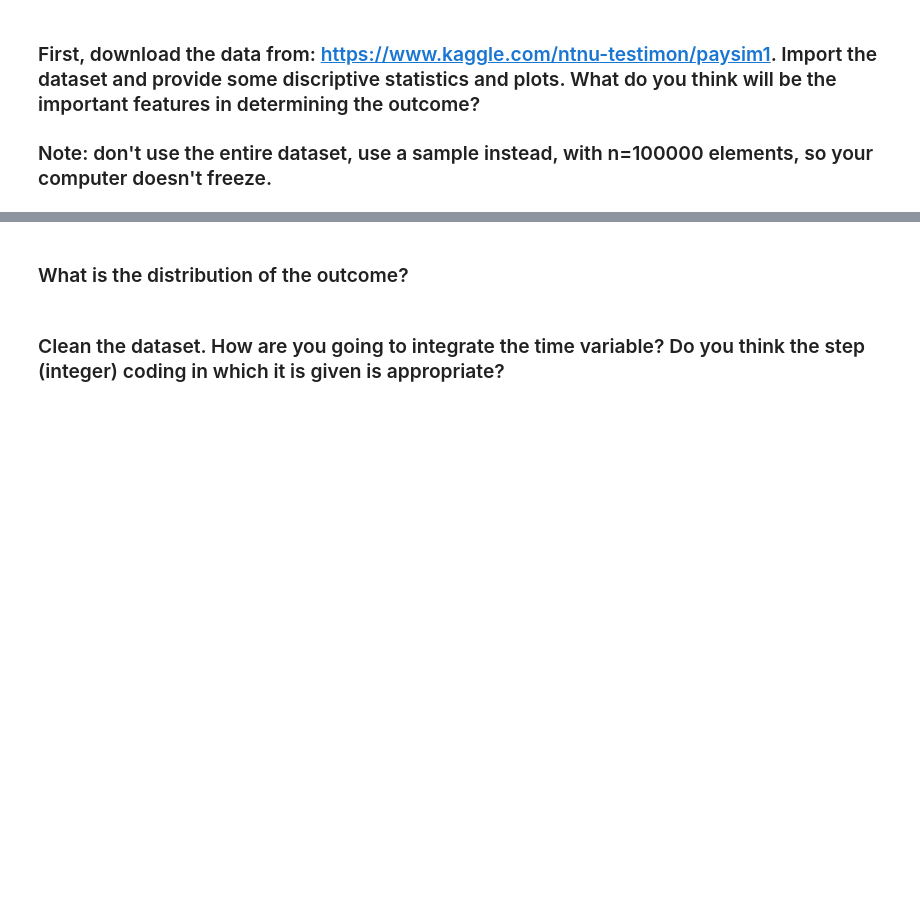
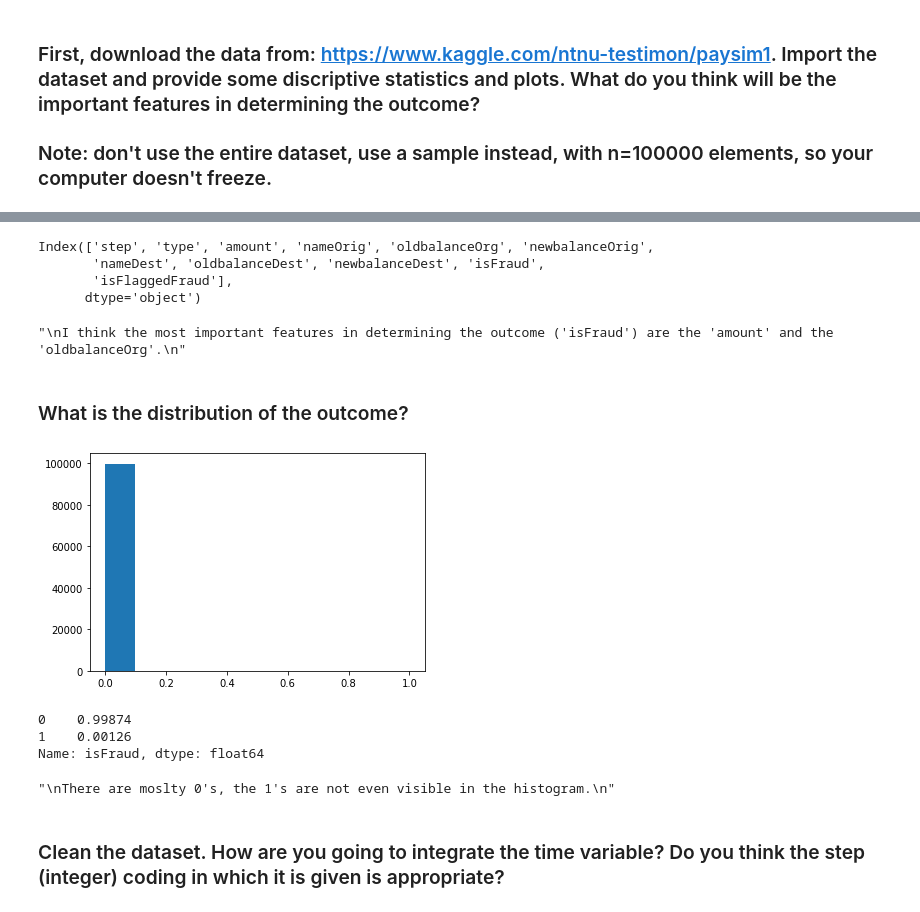
Before and after one commit to ta-data-lis/lab-imbalance, a Jupyter notebook: your-code/lab_imbalance.ipynb, the cells around one changed output, grey strips where cells are left out. Drawn from its saved outputs; the diff is of its cells as text; code cells hidden in the pictures; blank space fills up the shorter version.

```diff
--- a/your-code/lab_imbalance.ipynb
+++ b/your-code/lab_imbalance.ipynb
@@ -13,0 +23,2 @@ Like we disussed in class, when we have noisy data, if we are not careful, we ca
+# %%
+fraud = pd.read_csv('PS_20174392719_1491204439457_log.csv')
@@ -13,0 +29,2 @@ Like we disussed in class, when we have noisy data, if we are not careful, we ca
+# %%
+fraud = fraud.sample(n=100000)
@@ -13,0 +56,7 @@ Like we disussed in class, when we have noisy data, if we are not careful, we ca
+# %%
+fraud.columns
+# %% [output]
+Index(['step', 'type', 'amount', 'nameOrig', 'oldbalanceOrg', 'newbalanceOrig',
+       'nameDest', 'oldbalanceDest', 'newbalanceDest', 'isFraud',
+       'isFlaggedFraud'],
+      dtype='object')
@@ -14,7 +65,29 @@ Like we disussed in class, when we have noisy data, if we are not careful, we ca
+# %%
+"""
+I think the most important features in determining the outcome ('isFraud') are the 'amount' and the 'oldbalanceOrg'.
+"""
+# %% [output]
+"\nI think the most important features in determining the outcome ('isFraud') are the 'amount' and the 'oldbalanceOrg'.\n"
 # %% [markdown]
 ### What is the distribution of the outcome?
 # %%
 # Your response here
+plt.hist(fraud['isFraud'])
+plt.show()
+# %% [output]
+[figure, added]
+# %%
+fraud['isFraud'].value_counts(normalize=True)
+# %% [output]
+0    0.99874
+1    0.00126
+Name: isFraud, dtype: float64
+# %%
+"""
+There are moslty 0's, the 1's are not even visible in the histogram.
+"""
+# %% [output]
+"\nThere are moslty 0's, the 1's are not even visible in the histogram.\n"
 # %% [markdown]
 ### Clean the dataset. How are you going to integrate the time variable? Do you think the step (integer) coding in which it is given is appropriate?
 # %%
```
Also changed, not shown: parts of 34 cells of this notebook.
